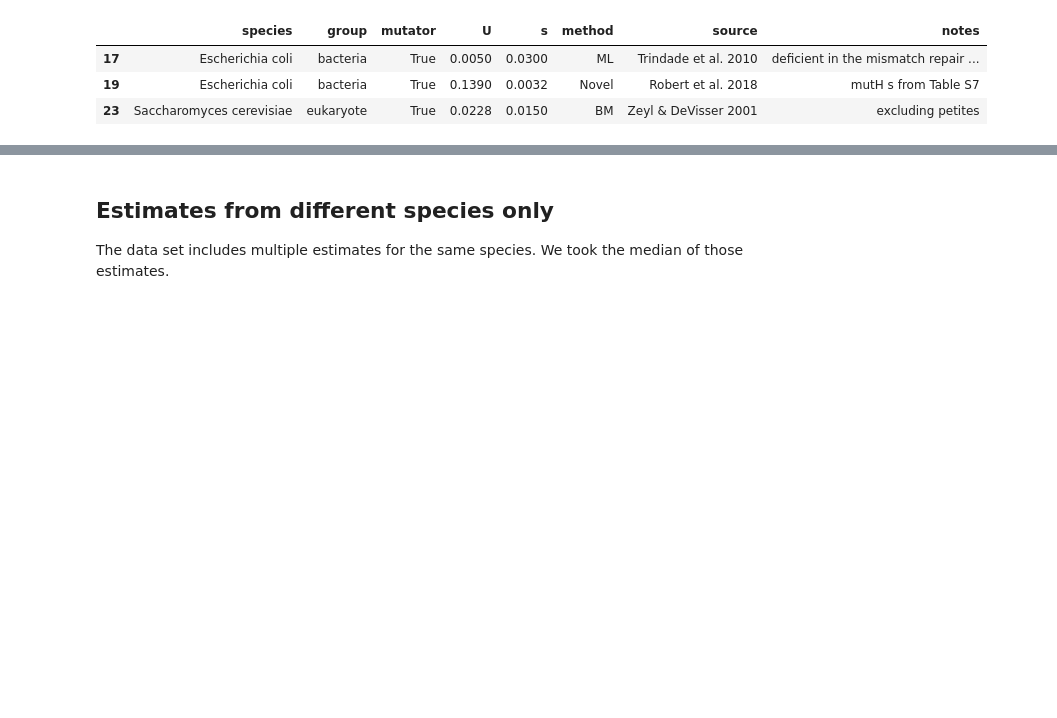
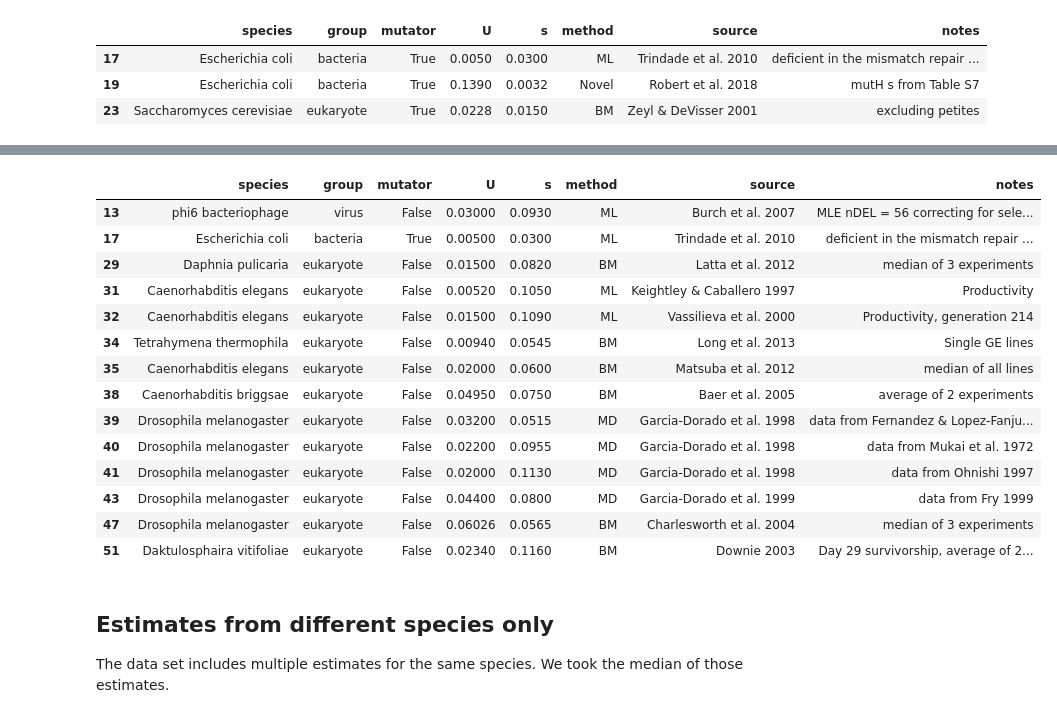
Before and after one commit to rbazev/doomed, a Jupyter notebook: python/mutation_parameters.ipynb, the cells around one changed output, grey strips where cells are left out. Drawn from its saved outputs; the diff is of its cells as text; code cells hidden in the pictures; blank space fills up the shorter version.

```diff
--- a/python/mutation_parameters.ipynb
+++ b/python/mutation_parameters.ipynb
@@ -106,3 +129,21 @@ data[data['mutator']]
+# %%
+data[(data['s'] >= .03) & (data['s'] <= .116) & (data['U'] >= .005) & (data['U'] <= .074)]
+# %% [output]
+|  | species | group | mutator | U | s | method | source | notes |
+| 13 | phi6 bacteriophage | virus | False | 0.03000 | 0.0930 | ML | Burch et al. 2007 | MLE nDEL = 56 correcting for sele... |
+| 17 | Escherichia coli | bacteria | True | 0.00500 | 0.0300 | ML | Trindade et al. 2010 | deficient in the mismatch repair ... |
+| 29 | Daphnia pulicaria | eukaryote | False | 0.01500 | 0.0820 | BM | Latta et al. 2012 | median of 3 experiments |
+| 31 | Caenorhabditis elegans | eukaryote | False | 0.00520 | 0.1050 | ML | Keightley & Caballero 1997 | Productivity |
+| 32 | Caenorhabditis elegans | eukaryote | False | 0.01500 | 0.1090 | ML | Vassilieva et al. 2000 | Productivity, generation 214 |
+| 34 | Tetrahymena thermophila | eukaryote | False | 0.00940 | 0.0545 | BM | Long et al. 2013 | Single GE lines |
+| 35 | Caenorhabditis elegans | eukaryote | False | 0.02000 | 0.0600 | BM | Matsuba et al. 2012 | median of all lines |
+| 38 | Caenorhabditis briggsae | eukaryote | False | 0.04950 | 0.0750 | BM | Baer et al. 2005 | average of 2 experiments |
+| 39 | Drosophila melanogaster | eukaryote | False | 0.03200 | 0.0515 | MD | Garcia-Dorado et al. 1998 | data from Fernandez & Lopez-Fanju... |
+| 40 | Drosophila melanogaster | eukaryote | False | 0.02200 | 0.0955 | MD | Garcia-Dorado et al. 1998 | data from Mukai et al. 1972 |
+| 41 | Drosophila melanogaster | eukaryote | False | 0.02000 | 0.1130 | MD | Garcia-Dorado et al. 1998 | data from Ohnishi 1997 |
+| 43 | Drosophila melanogaster | eukaryote | False | 0.04400 | 0.0800 | MD | Garcia-Dorado et al. 1999 | data from Fry 1999 |
+| 47 | Drosophila melanogaster | eukaryote | False | 0.06026 | 0.0565 | BM | Charlesworth et al. 2004 | median of 3 experiments |
+| 51 | Daktulosphaira vitifoliae | eukaryote | False | 0.02340 | 0.1160 | BM | Downie 2003 | Day 29 survivorship, average of 2... |
 # %% [markdown]
 ## Estimates from different species only
 
```
Also changed, not shown: parts of 9 cells of this notebook, 7 other files.
